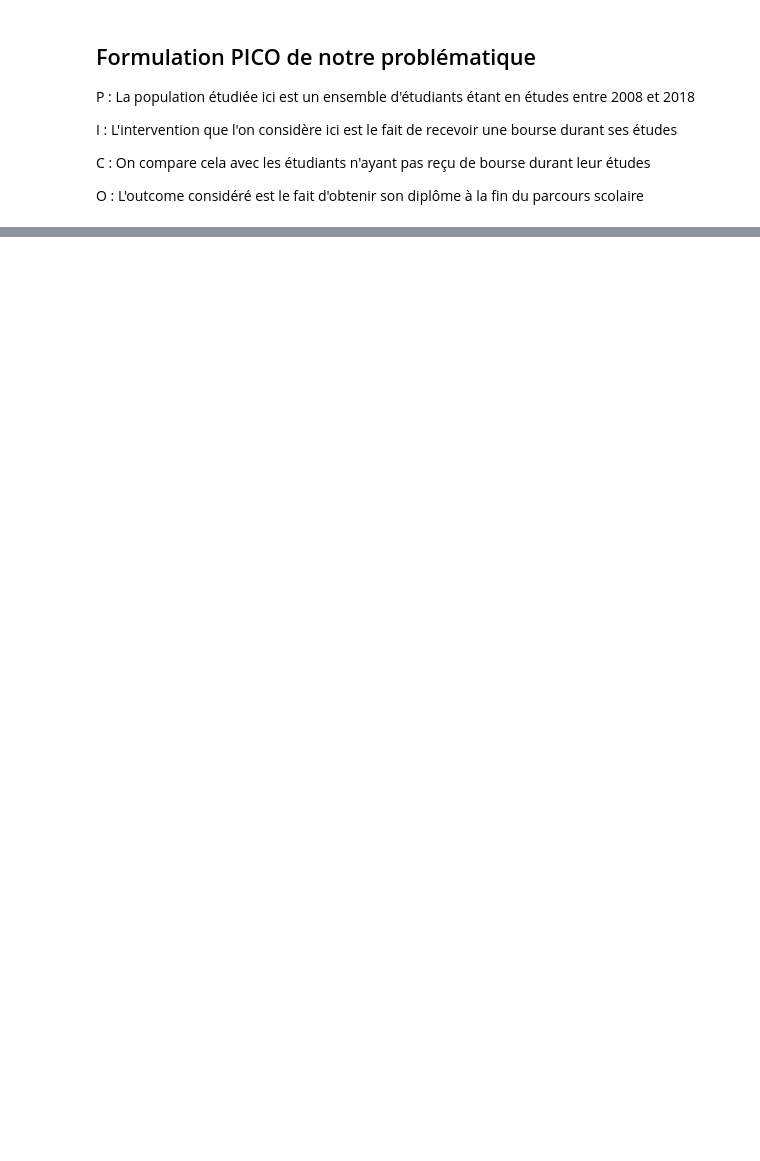
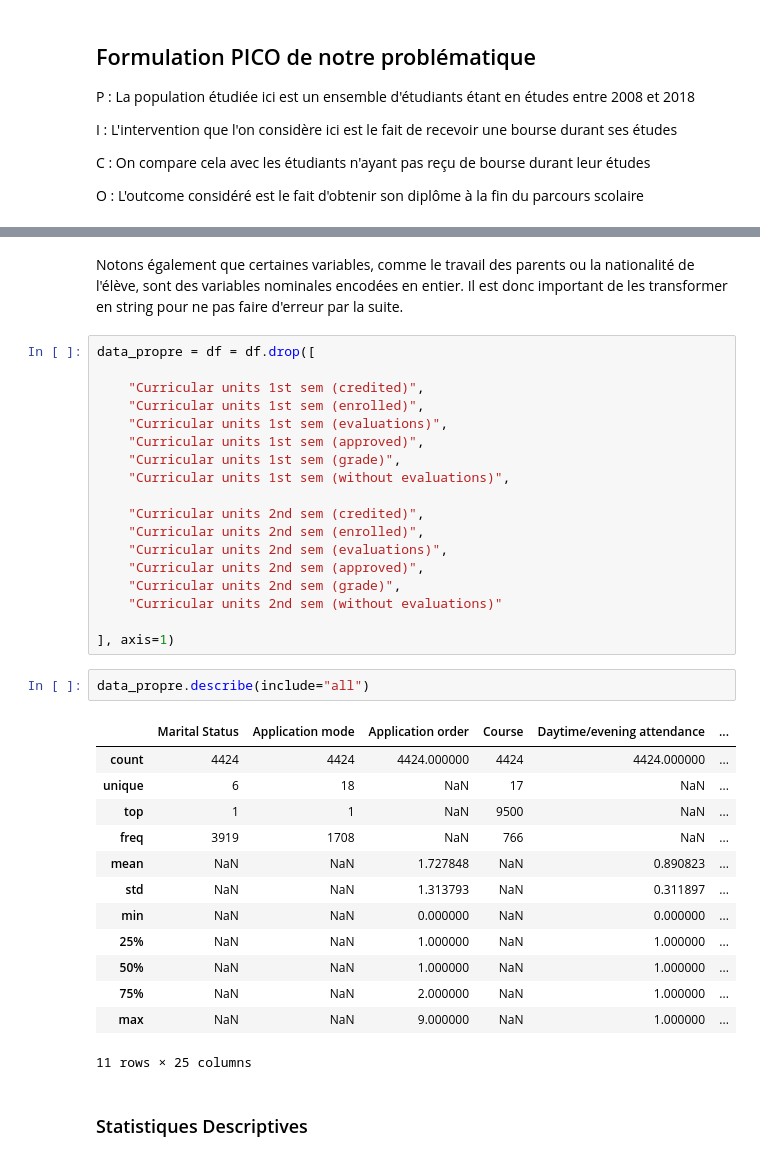
Before and after one commit to gabrielorsatti/Machine-Learning-for-Econometrics, a Jupyter notebook: main.ipynb, the cells around one changed output, grey strips where cells are left out. Saved outputs shown, nothing was run; the diff lists cells and outputs as text; blank space fills up the shorter version.

```diff
--- a/main.ipynb
+++ b/main.ipynb
@@ -32,0 +131,38 @@ L'idée principale est de montrer que les étudiants ayant reçu une bourse ne s
+# %% [markdown]
+Notons également que certaines variables, comme le travail des parents ou la nationalité de l'élève, sont des variables nominales encodées en entier. Il est donc important de les transformer en string pour ne pas faire d'erreur par la suite.
+# %%
+data_propre = df = df.drop([
+
+    "Curricular units 1st sem (credited)",
+    "Curricular units 1st sem (enrolled)",
+    "Curricular units 1st sem (evaluations)",
+    "Curricular units 1st sem (approved)",
+    "Curricular units 1st sem (grade)",
+    "Curricular units 1st sem (without evaluations)",
+
+    "Curricular units 2nd sem (credited)",
+    "Curricular units 2nd sem (enrolled)",
+    "Curricular units 2nd sem (evaluations)",
+    "Curricular units 2nd sem (approved)",
+    "Curricular units 2nd sem (grade)",
+    "Curricular units 2nd sem (without evaluations)"
+
+], axis=1)
+# %%
+data_propre.describe(include="all")
+# %% [output]
+|  | Marital Status | Application mode | Application order | Course | Daytime/evening attendance | ... |
+| count | 4424 | 4424 | 4424.000000 | 4424 | 4424.000000 | ... |
+| unique | 6 | 18 | NaN | 17 | NaN | ... |
+| top | 1 | 1 | NaN | 9500 | NaN | ... |
+| freq | 3919 | 1708 | NaN | 766 | NaN | ... |
+| mean | NaN | NaN | 1.727848 | NaN | 0.890823 | ... |
+| std | NaN | NaN | 1.313793 | NaN | 0.311897 | ... |
+| min | NaN | NaN | 0.000000 | NaN | 0.000000 | ... |
+| 25% | NaN | NaN | 1.000000 | NaN | 1.000000 | ... |
+| 50% | NaN | NaN | 1.000000 | NaN | 1.000000 | ... |
+| 75% | NaN | NaN | 2.000000 | NaN | 1.000000 | ... |
+| max | NaN | NaN | 9.000000 | NaN | 1.000000 | ... |
+11 rows × 25 columns
+# %% [markdown]
+### Statistiques Descriptives
```
Also changed, not shown: parts of 7 cells of this notebook.
